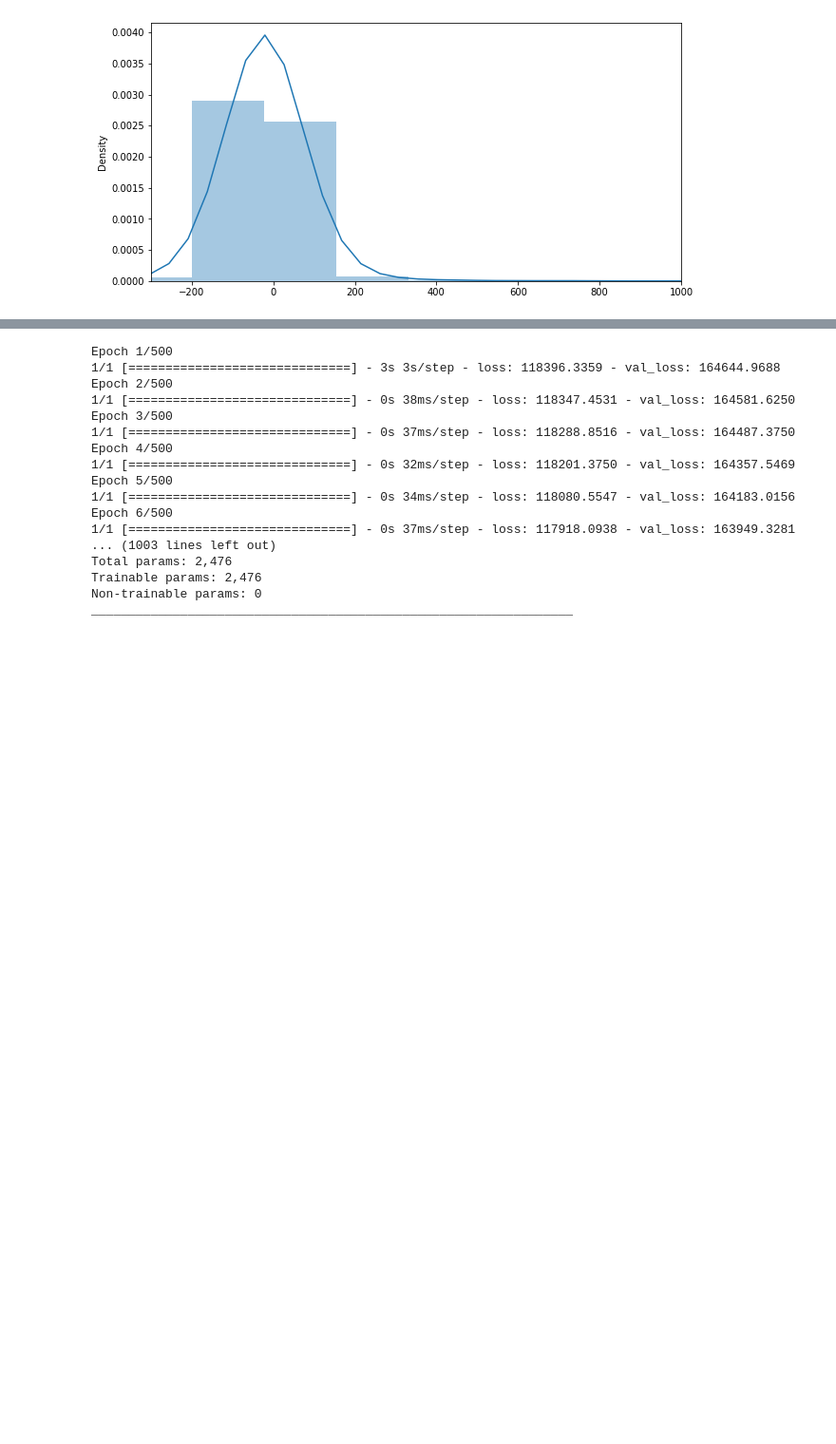
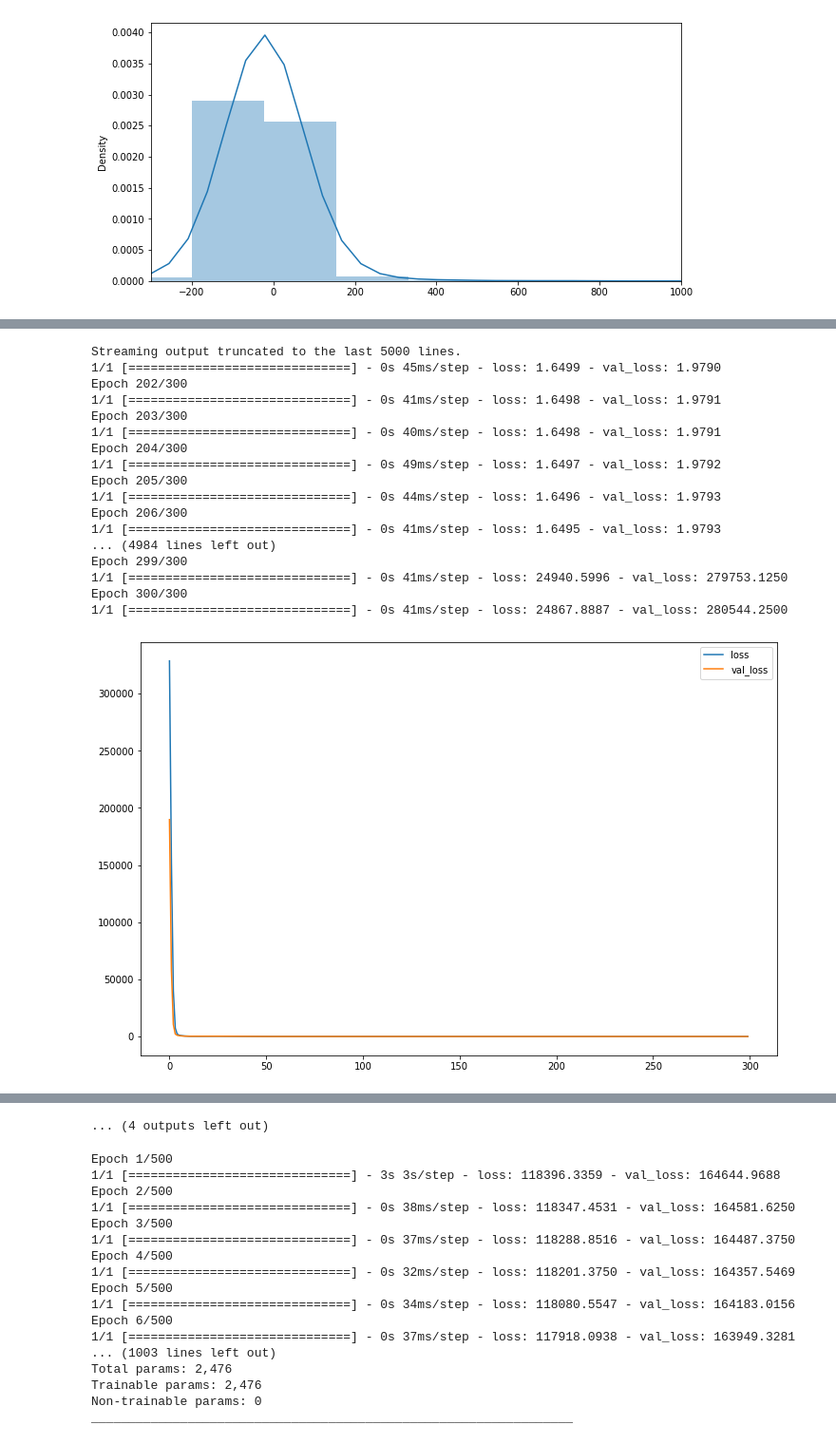
Before and after one commit to hbaghramyan/Airbnb-Berlin-Price-Prediction, a Jupyter notebook: berlin_bnb.ipynb, the cells around one changed output, grey strips where cells are left out. Shown at 95% size. Drawn from its saved outputs; the diff is of its cells as text; code cells hidden in the pictures; blank space fills up the shorter version.

```diff
--- a/berlin_bnb.ipynb
+++ b/berlin_bnb.ipynb
@@ -146,3 +163,0 @@ Mean absolute percentage error divided by the number of percentiles: 10.87802631
-# %%
-dataf = data[data['PercentileRank'] == 1]
-dataf = dataf.drop('PercentileRank', axis = 1)
@@ -163,15 +163,0 @@ X_test = s_scaler.transform(X_test.astype(float))
-# %%
-# Multiple Linear Regression
-regressor = LinearRegression()
-regressor.fit(X_train, y_train)
-
-# evaluate the model (intercept and slope)
-print(regressor.intercept_)
-print(regressor.coef_)
-
-# predicting the test set result
-y_pred_LR = regressor.predict(X_test)
-
-# put results as a DataFrame
-coeff_df = pd.DataFrame(regressor.coef_, dataf.drop('price', axis = 1).columns, columns = ['Coefficient'])
-coeff_df
@@ -259,3 +204,55 @@ model.add(Dense(50, activation = 'relu'))
 model.add(Dense(1))
 
 model.compile(optimizer = tf.keras.optimizers.Adam(learning_rate=10*0.001), loss = 'mse')
+# %%
+# Selecting rows in data with a condition on the 'price'
+error = 0
+for i in np.arange(nperc):
+  dataf = data[data['PercentileRank'] == i]
+  dataf = dataf.drop('PercentileRank', axis = 1)
+  # Dataset preparation
+  X = dataf.drop("price", axis = 1).values
+  y = dataf.price.values
+
+  #splitting Train and Test
+  X_train, X_test, y_train, y_test = train_test_split(X, y, test_size = 0.2, random_state = 101)
+  #standardization scaler - fit&transform on train, fit only on test
+  s_scaler = StandardScaler()
+  X_train = s_scaler.fit_transform(X_train.astype(float))
+  X_test = s_scaler.transform(X_test.astype(float))
+
+  model.fit(x = X_train, y = y_train, validation_data = (X_test, y_test), batch_size = X_train.shape[0], epochs = 300);
+
+  loss_df = pd.DataFrame(model.history.history)
+  loss_df.plot(figsize = (12,8))
+  # predicting the test set result
+  # y_pred_LR = regressor.predict(X_test)
+  # evaluate the preformance of the algorithm (MAE - MSE - RMSE)
+  # print("Mean absolute error:", metrics.mean_absolute_error(y_test, y_pred_LR))
+# print("Mean squared error:", metrics.mean_squared_error(y_test, y_pred_LR))
+  # print("Root of the mean squared error:", np.sqrt(metrics.mean_squared_error(y_test, y_pred_LR)))
+  # error += np.sqrt(metrics.mean_squared_error(y_test, y_pred_LR))
+  # print(f"Root of the mean squared error {i + 1} is: {np.sqrt(metrics.mean_squared_error(y_test, y_pred_LR))}")
+  # compare actual output values with predicted values
+  # df_LR = pd.DataFrame({"Actual": y_test, "Predicted": y_pred_LR})
+  # print(df_LR.head(5))
+# print("\nRoot of the mean squared error divided by the number of percentiles:", error/nperc)
+# %% [output]
+Streaming output truncated to the last 5000 lines.
+1/1 [==============================] - 0s 45ms/step - loss: 1.6499 - val_loss: 1.9790
+Epoch 202/300
+1/1 [==============================] - 0s 41ms/step - loss: 1.6498 - val_loss: 1.9791
+Epoch 203/300
+1/1 [==============================] - 0s 40ms/step - loss: 1.6498 - val_loss: 1.9791
+Epoch 204/300
+1/1 [==============================] - 0s 49ms/step - loss: 1.6497 - val_loss: 1.9792
+Epoch 205/300
+1/1 [==============================] - 0s 44ms/step - loss: 1.6496 - val_loss: 1.9793
+Epoch 206/300
+1/1 [==============================] - 0s 41ms/step - loss: 1.6495 - val_loss: 1.9793
+... (4984 lines left out)
+Epoch 299/300
+1/1 [==============================] - 0s 41ms/step - loss: 24940.5996 - val_loss: 279753.1250
+Epoch 300/300
+1/1 [==============================] - 0s 41ms/step - loss: 24867.8887 - val_loss: 280544.2500
+[figure, added]
@@ -261,0 +269 @@ model.compile(optimizer = tf.keras.optimizers.Adam(learning_rate=10*0.001), loss
+... (4 outputs left out)
```
Also changed, not shown: parts of 17 cells of this notebook.
